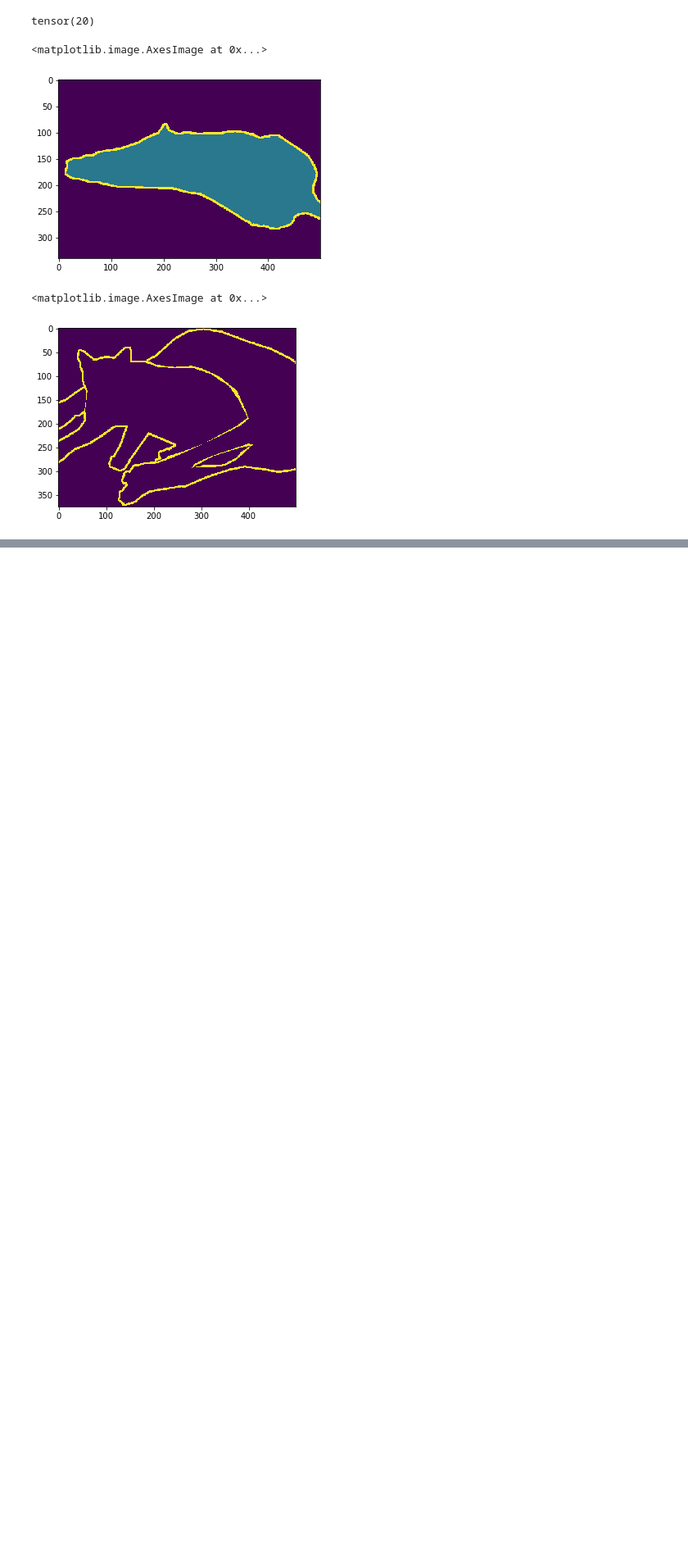
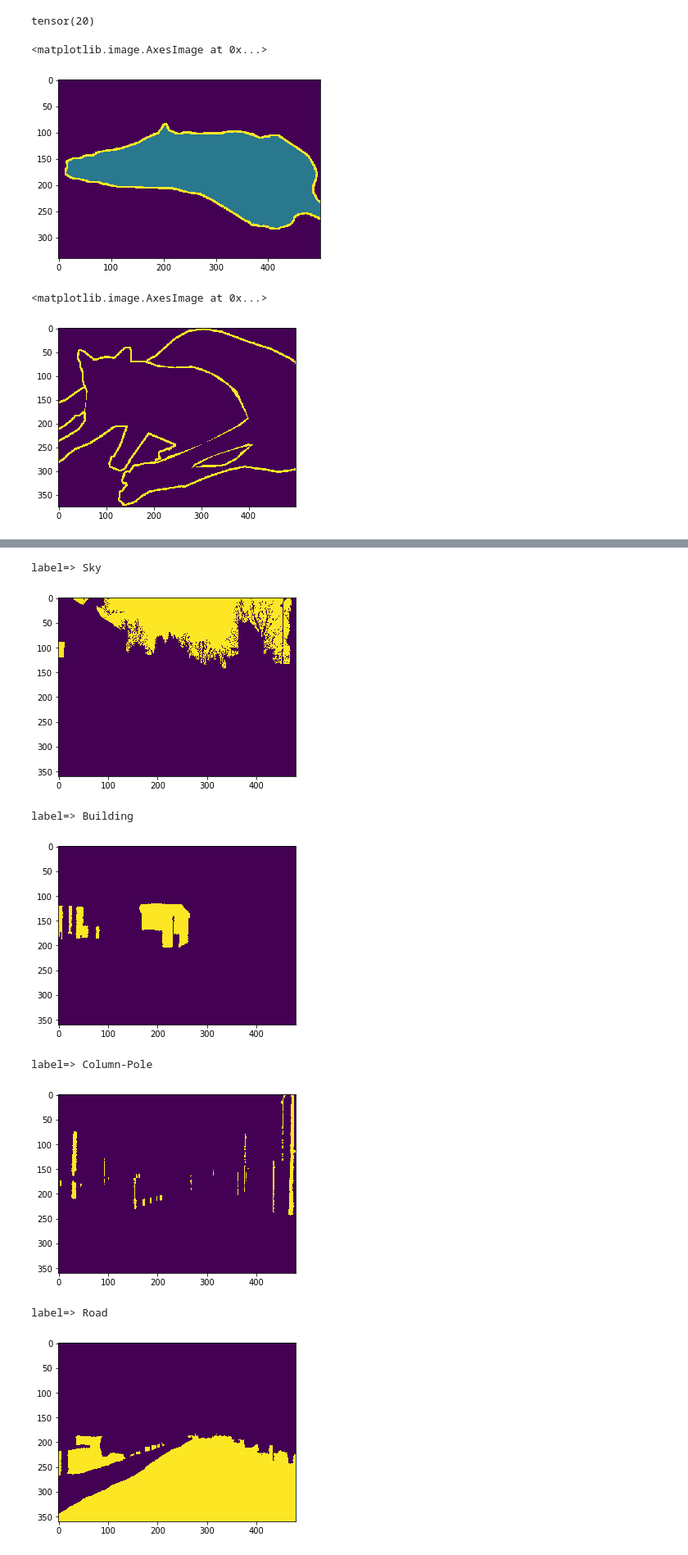
Before and after one commit to HugPhat/VisionModel, a Jupyter notebook: Dataset/Segmentation/test_seg_label.ipynb, the cells around one changed output, grey strips where cells are left out. Shown: that part at 82% size. Saved outputs shown, nothing was run; the diff lists cells and outputs as text; code cells hidden in the pictures; blank space fills up the shorter version.

```diff
--- a/Dataset/Segmentation/test_seg_label.ipynb
+++ b/Dataset/Segmentation/test_seg_label.ipynb
@@ -283,0 +282,6 @@ np.max(y2mask.numpy())
+# %%
+train_data = r'E:\ProgrammingSkills\python\DEEP_LEARNING\DATASETS\CamVid\train'
+train_annot = r'E:\ProgrammingSkills\python\DEEP_LEARNING\DATASETS\CamVid\trainannot'
+getPath = lambda x : [os.path.join(x, each) for each in os.listdir(x)]
+train_data = getPath(train_data)
+train_annot = getPath(train_annot)
@@ -283,0 +292,4 @@ np.max(y2mask.numpy())
+# %%
+it = 99
+img = sci.imread(train_data[it])
+annot = sci.imread(train_annot[it])
@@ -283,0 +303,14 @@ np.max(y2mask.numpy())
+# %%
+for each in list(np.unique(annot)):
+    print(f'label=> {classes[int(each)]}')
+    plt.imshow((annot == each).astype('float32'))
+    plt.show()
+# %% [output]
+label=> Sky
+[figure, added]
+label=> Building
+[figure, added]
+label=> Column-Pole
+[figure, added]
+label=> Road
+[figure, added]
```
Also changed, not shown: parts of 7 cells of this notebook, 3 other files.
